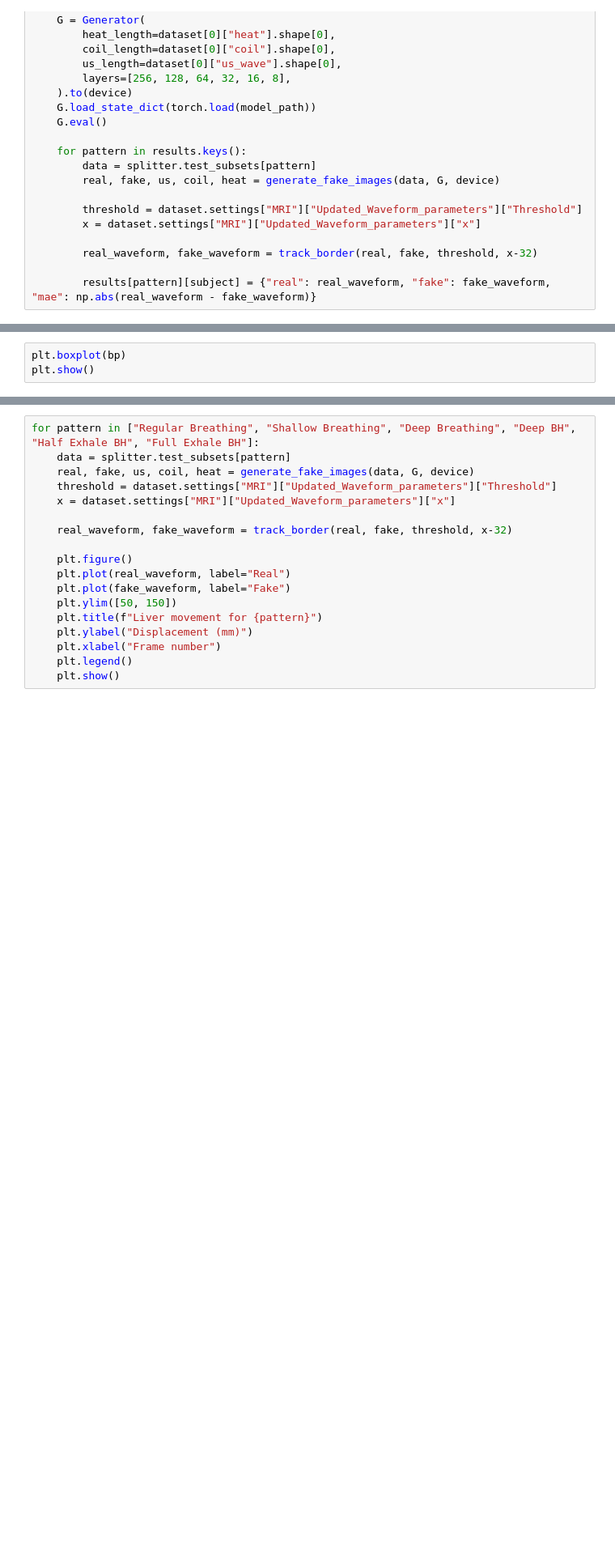
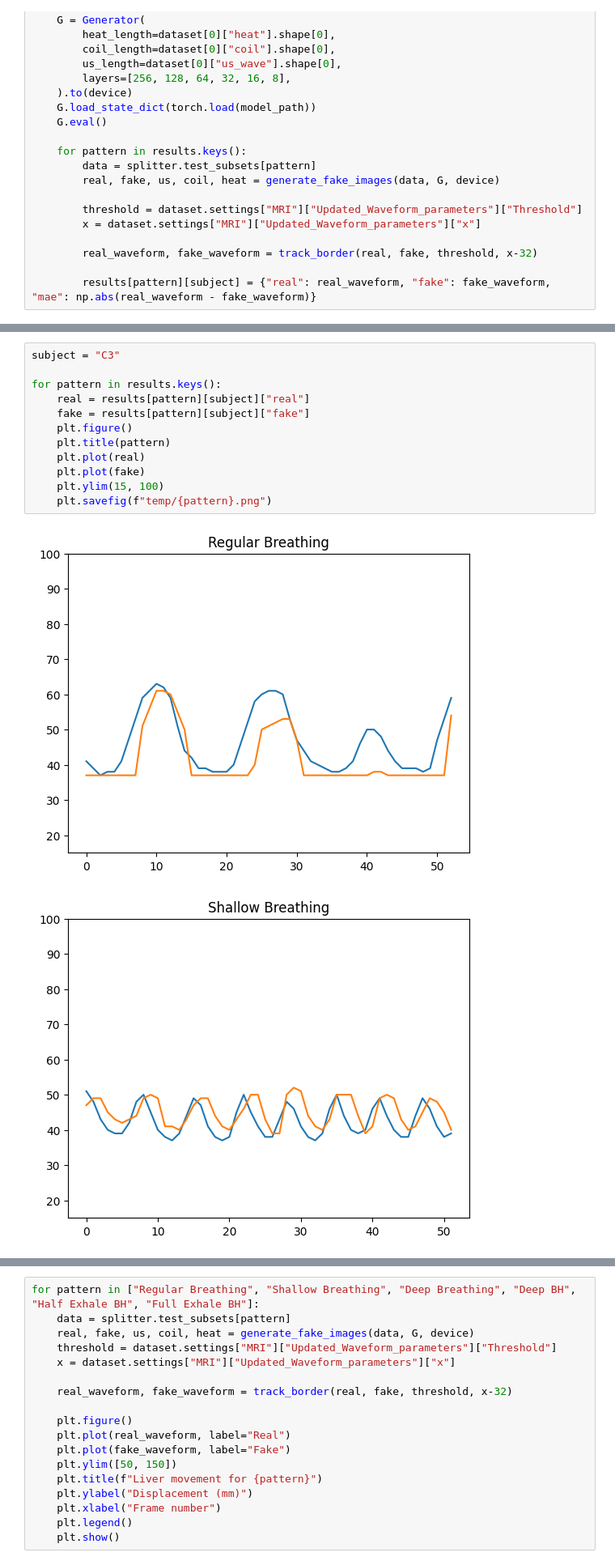
Before and after one commit to koendamme/depth-tests, a Jupyter notebook: GAN/result_gathering.ipynb, the cells around one changed output, grey strips where cells are left out. Shown at 81% size. Saved outputs shown, nothing was run; the diff lists cells and outputs as text; blank space fills up the shorter version.

```diff
--- a/GAN/result_gathering.ipynb
+++ b/GAN/result_gathering.ipynb
@@ -140,3 +139,15 @@ for pattern in ["Regular Breathing", "Shallow Breathing", "Deep Breathing", "Dee
-# %%
-plt.boxplot(bp)
-plt.show()
+# %%
+subject = "C3"
+
+for pattern in results.keys():
+    real = results[pattern][subject]["real"]
+    fake = results[pattern][subject]["fake"]
+    plt.figure()
+    plt.title(pattern)
+    plt.plot(real)
+    plt.plot(fake)
+    plt.ylim(15, 100)
+    plt.savefig(f"temp/{pattern}.png")
+# %% [output]
+[figure, added]
+[figure, added]
```
Also changed, not shown: parts of 6 cells of this notebook, 16 other files.
